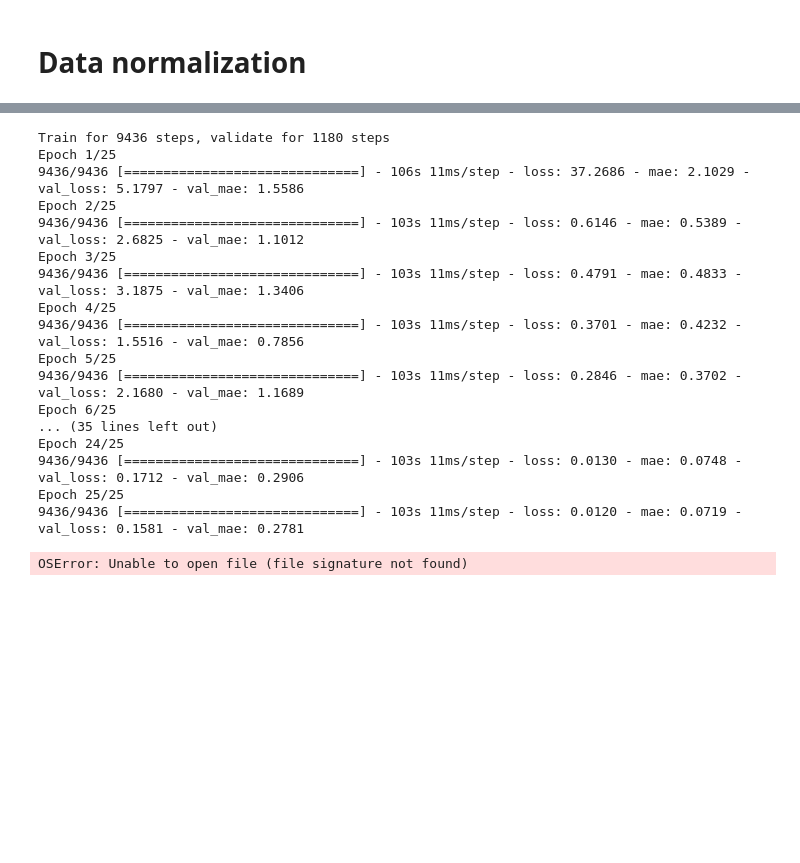
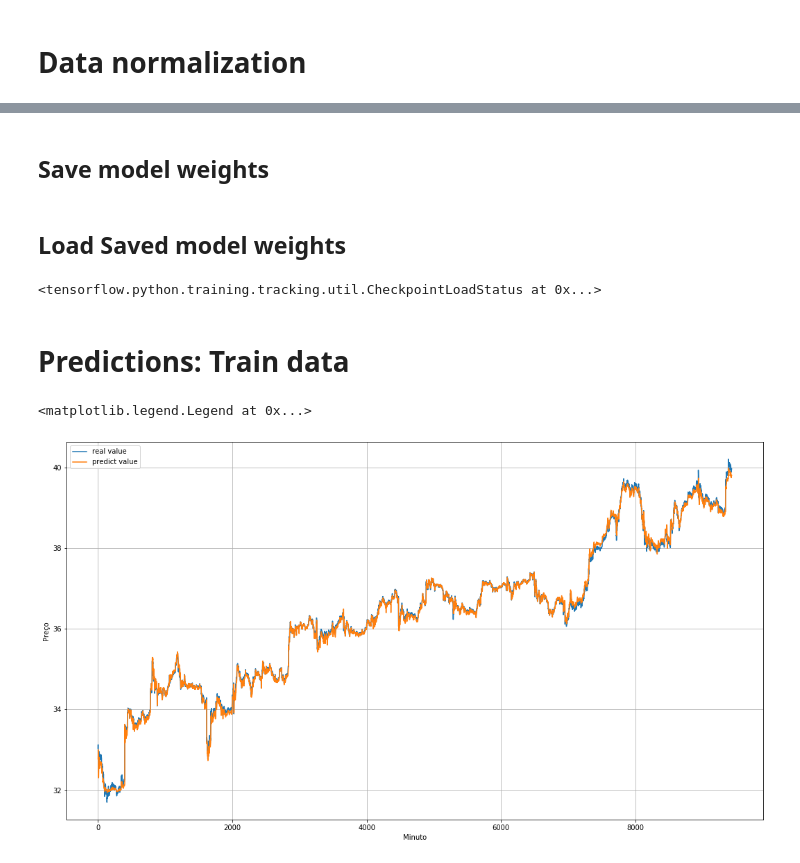
Before and after one commit to matheusbfernandes/stock-market-prediction, a Jupyter notebook: model/cnn_lstm_model.ipynb, the cells around one changed output, grey strips where cells are left out. Cells and saved outputs as stored; diff of their text form; code cells hidden in the pictures; blank space fills up the shorter version.

```diff
--- a/model/cnn_lstm_model.ipynb
+++ b/model/cnn_lstm_model.ipynb
@@ -101,3 +132,7 @@ dev_set = windowed_dataset(dev_dataset_normalized[:, :, np.newaxis], dev_dataset
+# %%
+TRAIN_STEP = math.ceil(windowed_dataset_train.shape[0] / BATCH_SIZE)
+VALIDATION_STEP = math.ceil(windowed_dataset_validation.shape[0] / BATCH_SIZE)
+DEV_STEP = windowed_dataset_dev.shape[0] / dev_batch
 # %%
 tf.keras.backend.clear_session()
 model = tf.keras.models.Sequential([
@@ -137,3 +178,0 @@ _________________________________________________________________
-# %%
-lr_schedule = tf.keras.callbacks.LearningRateScheduler(lambda epoch: 1e-8 * 10**(epoch / 20))
-history = model.fit(train_set, epochs=200, steps_per_epoch=100, callbacks=[lr_schedule])
@@ -164,39 +179,22 @@ plt.axis([1e-8, 1e-1, 0, 30])
-# %%
-tf.keras.backend.clear_session()
-model = tf.keras.models.Sequential([
-    tf.keras.layers.Conv1D(filters=64, kernel_size=5, strides=1, padding="causal", activation="relu", input_shape=[None, 1]),
-    tf.keras.layers.MaxPooling1D(pool_size=2, strides=1, padding="valid"),
-    tf.keras.layers.LSTM(128, return_sequences=True),
-    tf.keras.layers.LSTM(64, return_sequences=True),
-    tf.keras.layers.Dense(32, activation="relu"),
-    tf.keras.layers.Dense(10, activation="relu"),
-    tf.keras.layers.Dense(1),
-#     tf.keras.layers.Lambda(lambda x: x * 100)
-])
-
-model.compile(loss='mean_squared_error', optimizer=tf.keras.optimizers.SGD(lr=1e-5, momentum=0.9), metrics=['mae'])
-history = model.fit(train_set, epochs=25, steps_per_epoch=train_dataset.shape[0], validation_data=cross_validation_set, validation_steps=cross_validation_dataset.shape[0])
-# %% [output]
-Train for 9436 steps, validate for 1180 steps
-Epoch 1/25
-9436/9436 [==============================] - 106s 11ms/step - loss: 37.2686 - mae: 2.1029 - val_loss: 5.1797 - val_mae: 1.5586
-Epoch 2/25
-9436/9436 [==============================] - 103s 11ms/step - loss: 0.6146 - mae: 0.5389 - val_loss: 2.6825 - val_mae: 1.1012
-Epoch 3/25
-9436/9436 [==============================] - 103s 11ms/step - loss: 0.4791 - mae: 0.4833 - val_loss: 3.1875 - val_mae: 1.3406
-Epoch 4/25
-9436/9436 [==============================] - 103s 11ms/step - loss: 0.3701 - mae: 0.4232 - val_loss: 1.5516 - val_mae: 0.7856
-Epoch 5/25
-9436/9436 [==============================] - 103s 11ms/step - loss: 0.2846 - mae: 0.3702 - val_loss: 2.1680 - val_mae: 1.1689
-Epoch 6/25
-... (35 lines left out)
-Epoch 24/25
-9436/9436 [==============================] - 103s 11ms/step - loss: 0.0130 - mae: 0.0748 - val_loss: 0.1712 - val_mae: 0.2906
-Epoch 25/25
-9436/9436 [==============================] - 103s 11ms/step - loss: 0.0120 - mae: 0.0719 - val_loss: 0.1581 - val_mae: 0.2781
+# %% [markdown]
+## Save model weights
 # %%
 model.save_weights('weights/model_weights.ckpt')
+# %% [markdown]
+## Load Saved model weights
 # %%
-model.load_weights('weights/checkpoint')
+model.load_weights('weights/model_weights.ckpt')
 # %% [output]
-OSError: Unable to open file (file signature not found)
+<tensorflow.python.training.tracking.util.CheckpointLoadStatus at 0x...>
+# %% [markdown]
+# Predictions: Train data
+# %%
+forecast_train = model.predict(unshuffled_train_set, steps=TRAIN_STEP)
+
+plt.figure(figsize=(18, 10))
+plot_series(np.arange(labels_train.shape[0]), labels_train, "real value")
+plot_series(np.arange(labels_train.shape[0]), forecast_train[:,0,0], "predict value")
+plt.legend(loc='upper left')
+# %% [output]
+<matplotlib.legend.Legend at 0x...>
+[figure, added]
```
Also changed, not shown: parts of 15 cells of this notebook, 3 other files.
